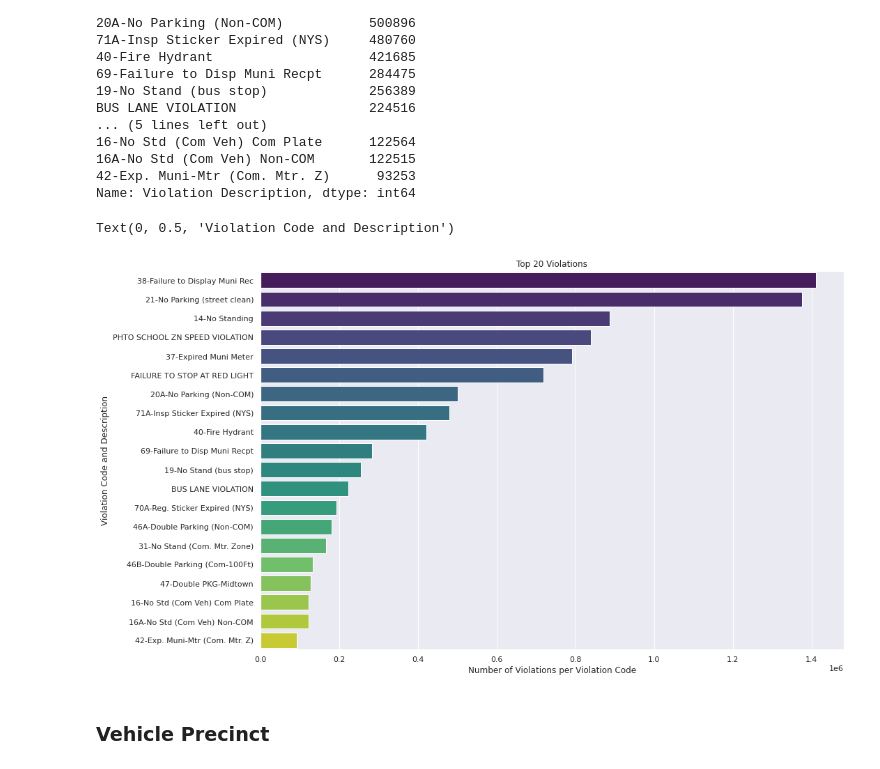
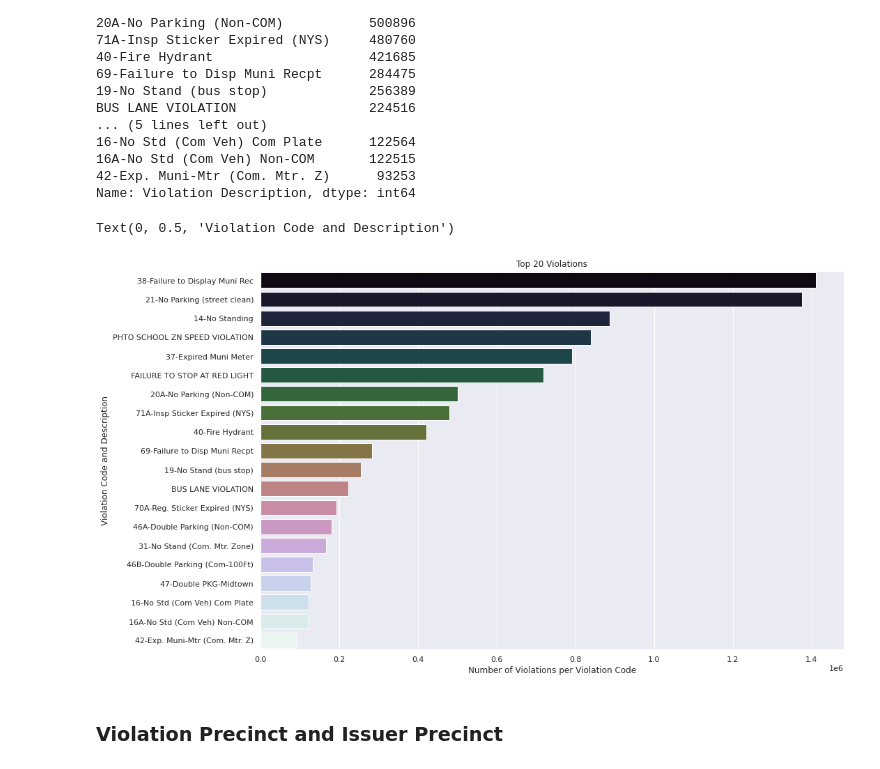
Before and after one commit to Amruta-Nadgouda/DataMiningProject, a Jupyter notebook: CMPE255_EDA_NYCParkingTickets.ipynb, the cells around one changed output. Drawn from its saved outputs; the diff is of its cells as text; code cells hidden in the pictures.

Commit message:
EDA - created 8 different graphs to visualize data

```diff
--- a/CMPE255_EDA_NYCParkingTickets.ipynb
+++ b/CMPE255_EDA_NYCParkingTickets.ipynb
@@ -330,12 +328,12 @@ BUS LANE VIOLATION                 224516
 Name: Violation Description, dtype: int64
 # %%
 plt.figure(figsize=(15,10))
-sns.barplot(x = violation_desc.values, y = violation_desc.index, palette='viridis')
+sns.barplot(x = violation_desc.values, y = violation_desc.index, palette='cubehelix')
 plt.title('Top 20 Violations')
 plt.xlabel('Number of Violations per Violation Code')
 plt.ylabel('Violation Code and Description')
 # %% [output]
 Text(0, 0.5, 'Violation Code and Description')
-[figure, old version]
+[figure, new version]
-# %% [markdown]
-### Vehicle Precinct
+# %% [markdown]
+### Violation Precinct and Issuer Precinct
```
Also changed, not shown: parts of 5 cells of this notebook.
